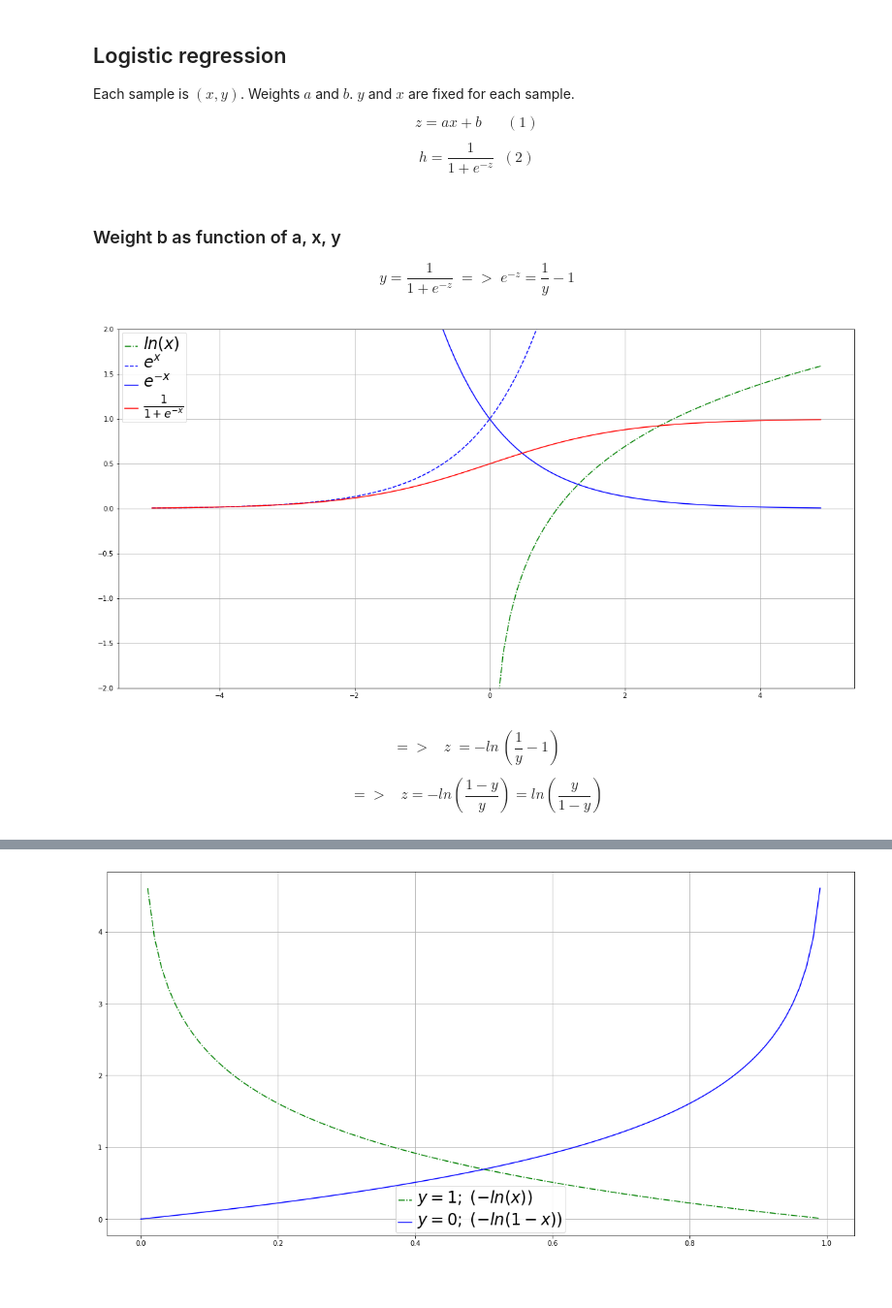
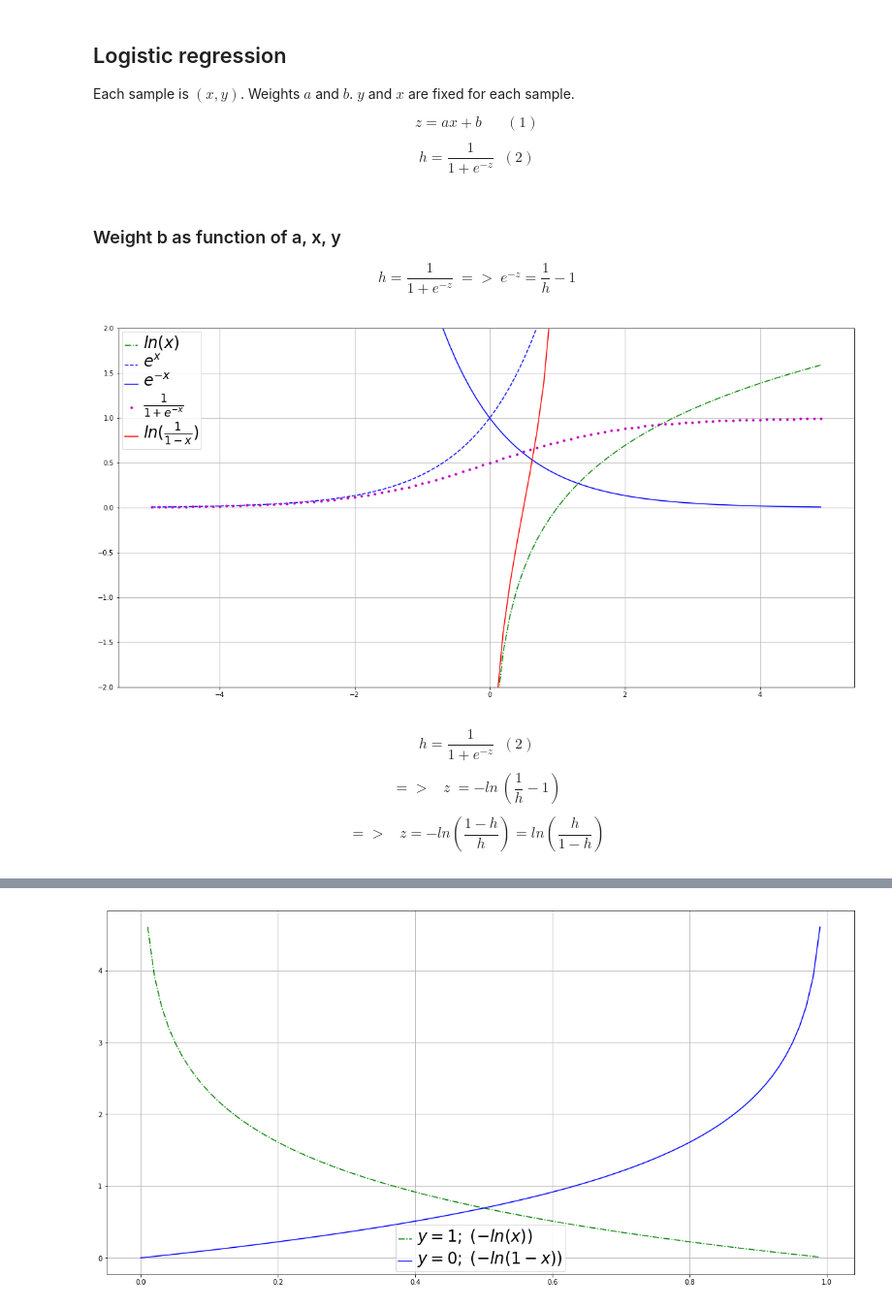
Before and after one commit to pyotr777/keras_tut, a Jupyter notebook: study/Weights space logistic.ipynb, the cells around one changed output, grey strips where cells are left out. Shown at 97% size. Drawn from its saved outputs; the diff is of its cells as text; code cells hidden in the pictures; blank space fills up the shorter version.

```diff
--- a/study/Weights space logistic.ipynb
+++ b/study/Weights space logistic.ipynb
@@ -35,32 +35,36 @@ $$ h = \frac{1}{1+e^{-z}} \;\; (2) $$
 # %% [markdown]
 ### Weight b as function of a, x, y
 
-$$ y = \frac{1}{1+e^{-z}} \; => \;  e^{-z} = \frac{1}{y} - 1 $$
+$$ h = \frac{1}{1+e^{-z}} \; => \;  e^{-z} = \frac{1}{h} - 1 $$
 # %%
 x = np.arange(-5, 5, 0.1)
 func_exp = map(lambda x_: np.exp(x_), x)
 func_exp_minus = map(lambda x_: np.exp(-1. * x_), x)
 func_logistic = map(lambda x_: 1 / (1 + np.exp(-1.*x_)), x)
+func_z = map(lambda x_: np.log(x_ /(1-x_)), x)
 fig = plt.figure(figsize=(20,10))
 ax = fig.add_subplot(1,1,1)
 ax.plot(x, np.log(x), 'g-.', label="$ln(x)$")
 ax.plot(x, func_exp, 'b--', label="$e^x$")
 ax.plot(x, func_exp_minus, 'b-', label="$e^{-x}$")
-ax.plot(x, func_logistic, 'r-', label="$\\frac{1}{1+e^{-x}}$")
+ax.plot(x, func_logistic, 'm.', label="$\\frac{1}{1+e^{-x}}$")
+ax.plot(x, func_z, 'r-', label="$ln(\\frac{1}{1-x})$")
 #ax.set_yscale('log')
 ax.set_ylim([-2,2])
 ax.grid()
 ax.legend()
 leg = plt.gca().get_legend()
 ltext  = leg.get_texts()  # all the text.Text instance in the legend
 plt.setp(ltext, fontsize='24')    # the legend text fontsize
 plt.show()
 # %% [output]
-[figure, old version]
+[figure, new version]
 # %% [markdown]
-$$ => \;\;\; z \; = - ln\,(\frac{1}{y} -1) $$
+$$ h = \frac{1}{1+e^{-z}} \;\; (2) $$
 
-$$  => \;\;\; z = -ln( \frac{1-y}{y} ) = ln ( \frac{y}{1-y} ) $$
+$$ => \;\;\; z \; = - ln\,(\frac{1}{h} -1) $$
+
+$$  => \;\;\; z = -ln( \frac{1-h}{h} ) = ln ( \frac{h}{1-h} ) $$
 # %%
 x = np.arange(0.0001, 1, 0.001)
 func_z = map(lambda x_: np.log(x_/(1-x_)), x)
```
Also changed, not shown: parts of 12 cells of this notebook.
